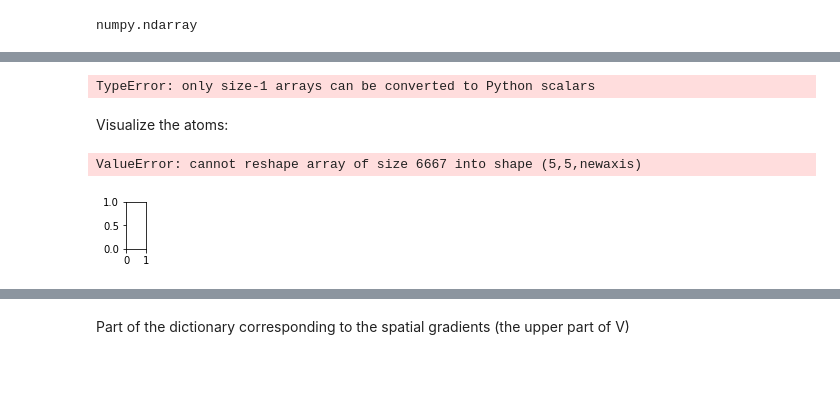
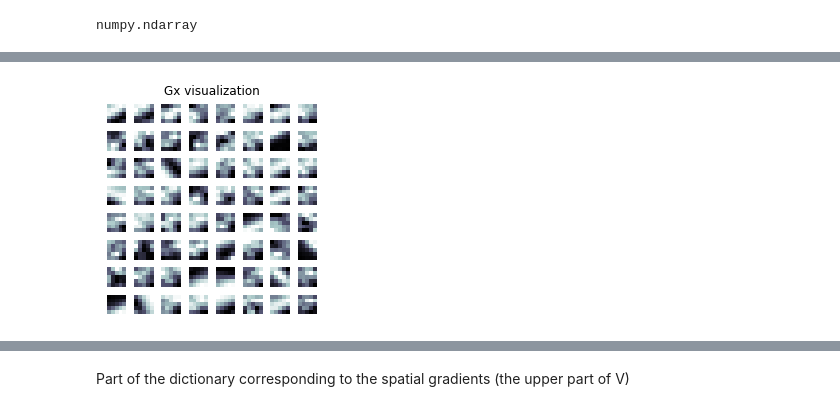
Before and after one commit to SudeshnaBora/Computer_Vision, a Jupyter notebook: code/Learning Phase.ipynb, the cells around one changed output, grey strips where cells are left out. Saved outputs shown, nothing was run; the diff lists cells and outputs as text; code cells hidden in the pictures; blank space fills up the shorter version.

```diff
--- a/code/Learning Phase.ipynb
+++ b/code/Learning Phase.ipynb
@@ -252,21 +273,21 @@ So the Matrix is a 2D matrix with the following the following dimension :  (2n +
 # %%
 # creating patch for x gradient
 patches_x = image_extractor.extract_patches_2d(
-        image_x, patch_size, int(num_patches_per_component))
-patches_x = patches_x.reshape((int(num_patches_per_component),patch_size[0]*patch_size[1]))
+        image_x, patch_size, int(max_patches))
+patches_x = patches_x.reshape((int(max_patches),patch_size[0]*patch_size[1]))
 patches_x = patches_x.T
 
 # creating patch for y gradient
 patches_y = image_extractor.extract_patches_2d(
-        image_y, patch_size, int(num_patches_per_component))
-patches_y = patches_y.reshape((int(num_patches_per_component),patch_size[0]*patch_size[1]))
+        image_y, patch_size, int(max_patches))
+patches_y = patches_y.reshape((int(max_patches),patch_size[0]*patch_size[1]))
 patches_y = patches_y.T
 
 if split_by_polarity:
     # creating patch of positive events
     for i in range(num_time_slices):
-        patches_p = image_extractor.extract_patches_2d(voxelgrid_pos[:,:,i], patch_size, int(num_patches_per_component))
-        patches_p = patches_p.reshape((int(num_patches_per_component),patch_size[0]*patch_size[1]))
+        patches_p = image_extractor.extract_patches_2d(voxelgrid_pos[:,:,i], patch_size, int(max_patches))
+        patches_p = patches_p.reshape((int(max_patches),patch_size[0]*patch_size[1]))
         patches_p = patches_p.T
         if(i == 0):
             patches_pos = patches_p
@@ -276,8 +297,8 @@ if split_by_polarity:
 
     for i in range(num_time_slices):
         # creating patch of negative events
-        patches_n = image_extractor.extract_patches_2d(voxelgrid_neg[:,:,i], patch_size, int(num_patches_per_component))
-        patches_n = patches_n.reshape((int(num_patches_per_component),patch_size[0]*patch_size[1]))
+        patches_n = image_extractor.extract_patches_2d(voxelgrid_neg[:,:,i], patch_size, int(max_patches))
+        patches_n = patches_n.reshape((int(max_patches),patch_size[0]*patch_size[1]))
         patches_n = patches_n.T
         if(i == 0):
             patches_neg = patches_n
@@ -300,10 +321,10 @@ dtype('float32')
 #### TODO : How to visualise the patches ? With the changes I have made ?
 # %%
 print('Learning the dictionary...')
-dictionary = dl.random_dictionary(300, 10000)
+dictionary = dl.random_dictionary(300, 1024)
 # cannot use dct_dict as error with ram allocation
 # %% [output]
 Learning the dictionary...
 # %%
-dictionary,_ = dl.ksvd(X, dictionary, 50, n_nonzero=8,n_threads=4, verbose=True)
+dictionary,_ = dl.ksvd(X, dictionary, 30, n_nonzero=8,n_threads=4, verbose=True)
 # %% [output]
@@ -344,24 +360,0 @@ ValueError: cannot reshape array of size 300 into shape (17,17)
-# %%
-int(np.sqrt(dictionary[0])) + 2
-# %% [output]
-TypeError: only size-1 arrays can be converted to Python scalars
-# %% [markdown]
-Visualize the atoms:
-# %%
-num_atoms_plot = 40
-if (num_atoms_plot > n_components):
-    num_atoms_plot = n_components
-
-plt.figure(figsize=(4.2, 4))
-for i, comp in enumerate(V[:num_atoms_plot]):
-    plt.subplot(int(num_atoms_plot/10), 10, i + 1)
-    atom = comp.reshape(patch_size[0],patch_size[0],-1)
-    plt.imshow(atom[:,:,0], cmap=plt.cm.gray_r,
-               interpolation='nearest')
-    plt.xticks(())
-    plt.yticks(())
-plt.suptitle('Dictionary learned. Gx\n', fontsize=16)
-plt.subplots_adjust(0.08, 0.02, 0.92, 0.85, 0.08, 0.23)
-# %% [output]
-ValueError: cannot reshape array of size 6667 into shape (5,5,newaxis)
-[figure, removed]
@@ -389,0 +361,5 @@ plt.subplots_adjust(0.08, 0.02, 0.92, 0.85, 0.08, 0.23)
+# %%
+plt.title("Gx visualization")
+dl.visualize_dictionary(dictionary[0:25,0:64], 8, 8)
+# %% [output]
+[figure, added]
```
Also changed, not shown: parts of 25 cells of this notebook, 4 other files.
